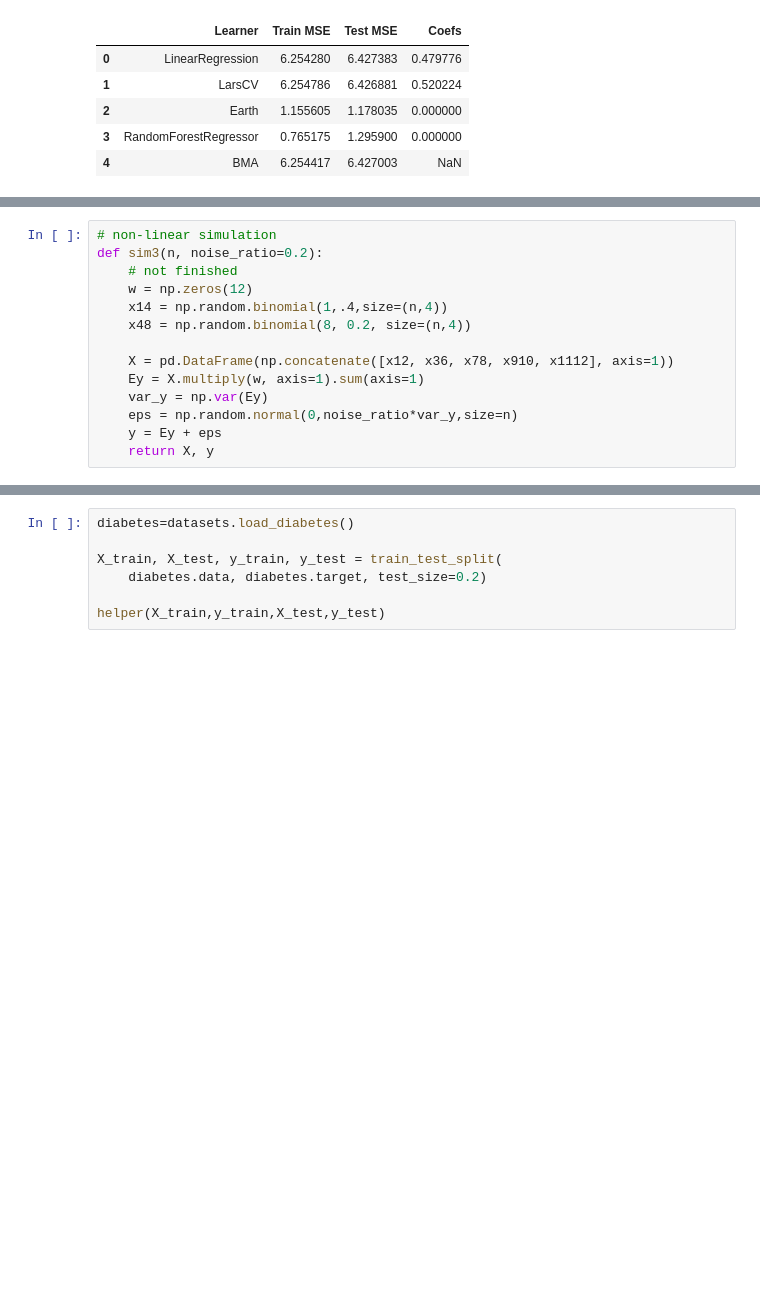
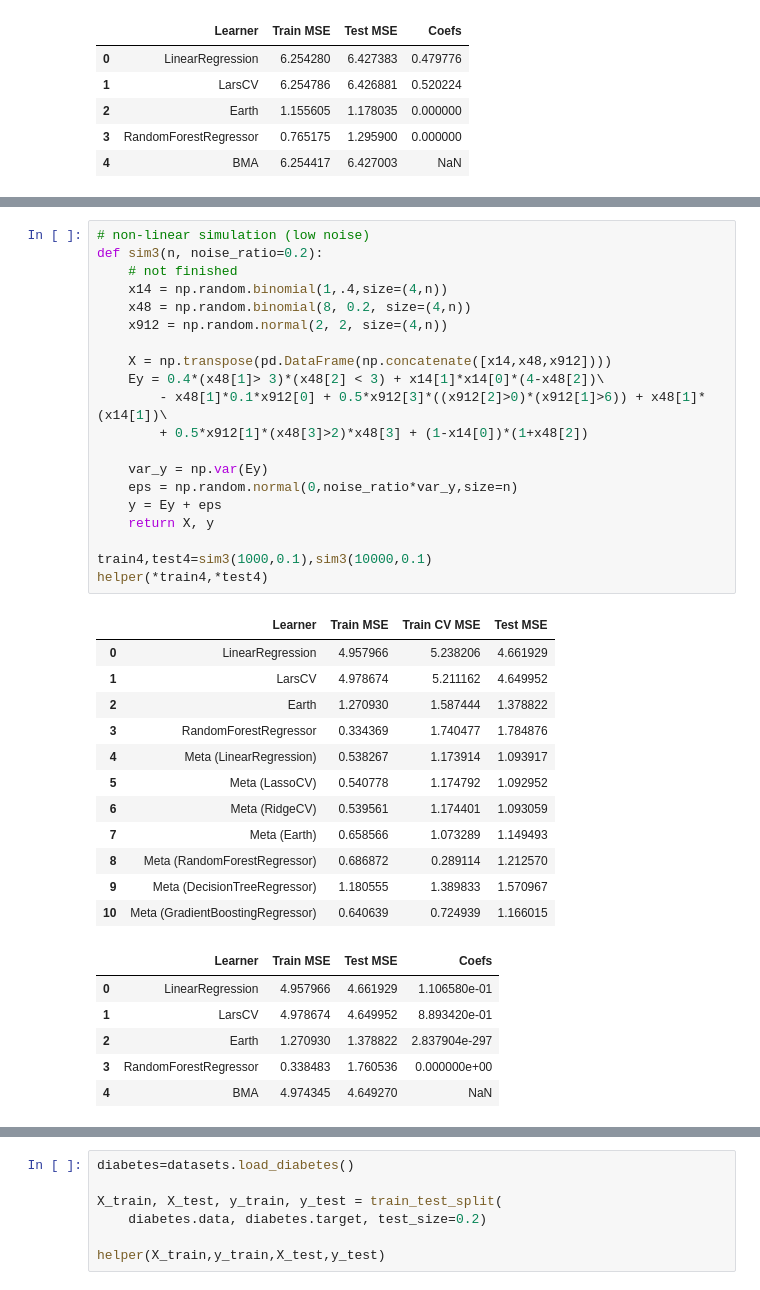
Before and after one commit to Akababa/super-learner, a Jupyter notebook: Reproduce results.ipynb, the cells around one changed output, grey strips where cells are left out. Drawn from its saved outputs; the diff is of its cells as text; blank space fills up the shorter version.

```diff
--- a/Reproduce results.ipynb
+++ b/Reproduce results.ipynb
@@ -138,14 +138,39 @@ helper(*train3,*test3)
 # %%
-# non-linear simulation
+# non-linear simulation (low noise)
 def sim3(n, noise_ratio=0.2):
     # not finished
-    w = np.zeros(12)
-    x14 = np.random.binomial(1,.4,size=(n,4))
-    x48 = np.random.binomial(8, 0.2, size=(n,4))
+    x14 = np.random.binomial(1,.4,size=(4,n))
+    x48 = np.random.binomial(8, 0.2, size=(4,n))
+    x912 = np.random.normal(2, 2, size=(4,n))
 
-    X = pd.DataFrame(np.concatenate([x12, x36, x78, x910, x1112], axis=1))
-    Ey = X.multiply(w, axis=1).sum(axis=1)
+    X = np.transpose(pd.DataFrame(np.concatenate([x14,x48,x912])))
+    Ey = 0.4*(x48[1]> 3)*(x48[2] < 3) + x14[1]*x14[0]*(4-x48[2])\
+        - x48[1]*0.1*x912[0] + 0.5*x912[3]*((x912[2]>0)*(x912[1]>6)) + x48[1]*(x14[1])\
+        + 0.5*x912[1]*(x48[3]>2)*x48[3] + (1-x14[0])*(1+x48[2])
+
     var_y = np.var(Ey)
     eps = np.random.normal(0,noise_ratio*var_y,size=n)
     y = Ey + eps
     return X, y
+
+train4,test4=sim3(1000,0.1),sim3(10000,0.1)
+helper(*train4,*test4)
+# %% [output]
+|  | Learner | Train MSE | Train CV MSE | Test MSE |
+| 0 | LinearRegression | 4.957966 | 5.238206 | 4.661929 |
+| 1 | LarsCV | 4.978674 | 5.211162 | 4.649952 |
+| 2 | Earth | 1.270930 | 1.587444 | 1.378822 |
+| 3 | RandomForestRegressor | 0.334369 | 1.740477 | 1.784876 |
+| 4 | Meta (LinearRegression) | 0.538267 | 1.173914 | 1.093917 |
+| 5 | Meta (LassoCV) | 0.540778 | 1.174792 | 1.092952 |
+| 6 | Meta (RidgeCV) | 0.539561 | 1.174401 | 1.093059 |
+| 7 | Meta (Earth) | 0.658566 | 1.073289 | 1.149493 |
+| 8 | Meta (RandomForestRegressor) | 0.686872 | 0.289114 | 1.212570 |
+| 9 | Meta (DecisionTreeRegressor) | 1.180555 | 1.389833 | 1.570967 |
+| 10 | Meta (GradientBoostingRegressor) | 0.640639 | 0.724939 | 1.166015 |
+|  | Learner | Train MSE | Test MSE | Coefs |
+| 0 | LinearRegression | 4.957966 | 4.661929 | 1.106580e-01 |
+| 1 | LarsCV | 4.978674 | 4.649952 | 8.893420e-01 |
+| 2 | Earth | 1.270930 | 1.378822 | 2.837904e-297 |
+| 3 | RandomForestRegressor | 0.338483 | 1.760536 | 0.000000e+00 |
+| 4 | BMA | 4.974345 | 4.649270 | NaN |
```
Also changed, not shown: parts of 4 cells of this notebook.
